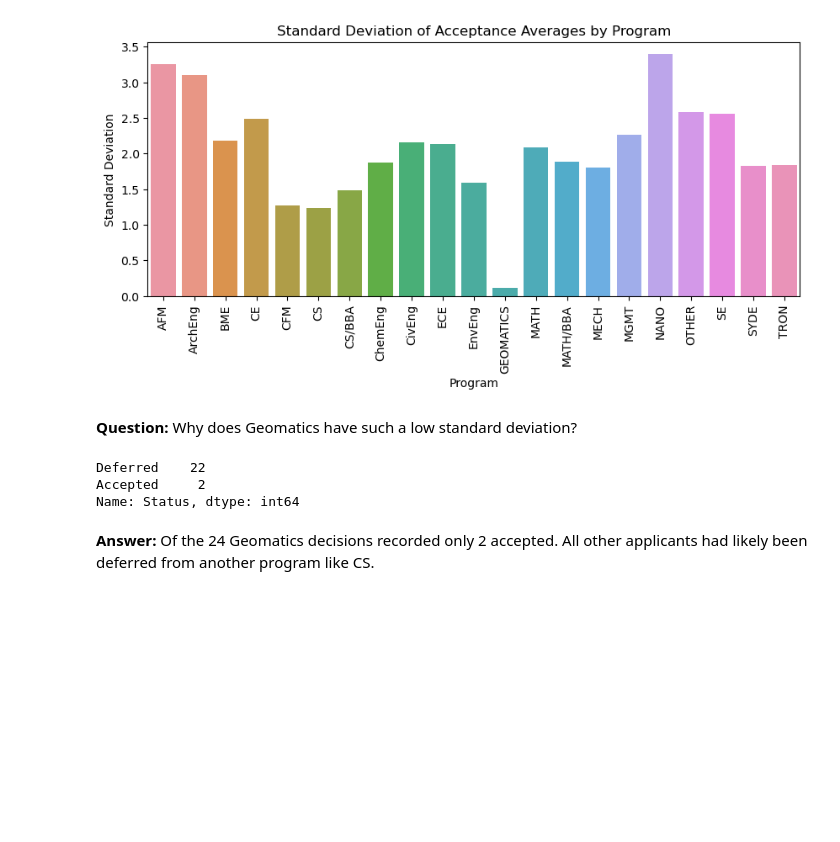
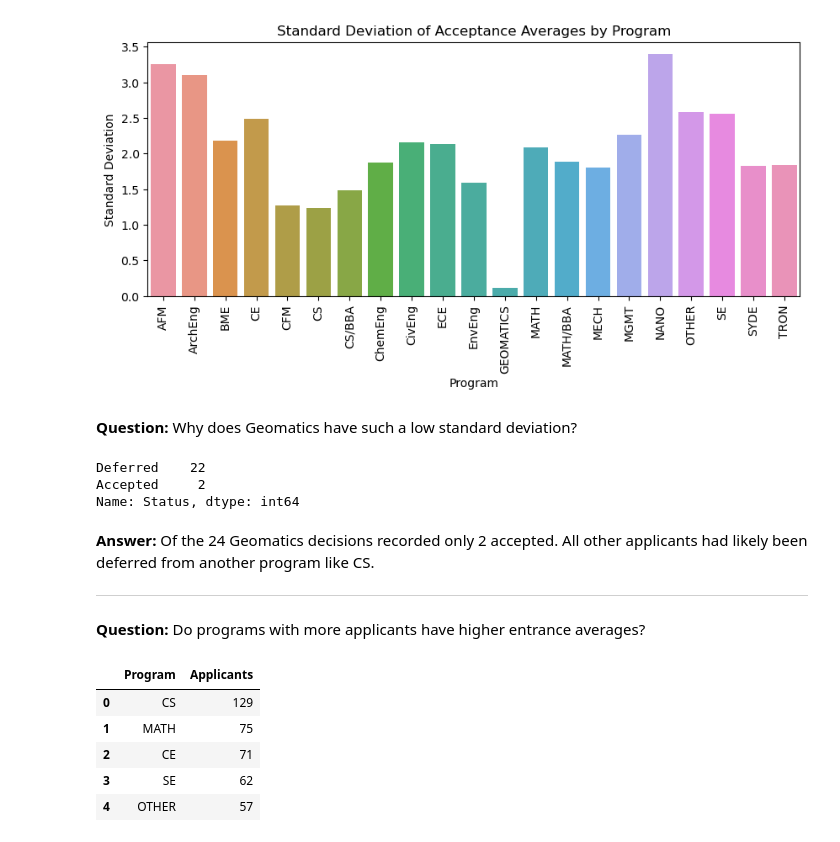
Before and after one commit to caspinprince/waterloo-admissions-analysis, a Jupyter notebook: Data-Analysis.ipynb, the cells around one changed output. Cells and saved outputs as stored; diff of their text form; code cells hidden in the pictures; blank space fills up the shorter version.

```diff
--- a/Data-Analysis.ipynb
+++ b/Data-Analysis.ipynb
@@ -351,3 +367,7 @@ Name: Status, dtype: int64
 # %% [markdown]
 **Answer:** Of the 24 Geomatics decisions recorded only 2 accepted. All other applicants had
 likely been deferred from another program like CS.
+
+***
+# %% [markdown]
+**Question:** Do programs with more applicants have higher entrance averages?
@@ -353,0 +377,9 @@ likely been deferred from another program like CS.
+# %%
+app_df.head()
+# %% [output]
+|  | Program | Applicants |
+| 0 | CS | 129 |
+| 1 | MATH | 75 |
+| 2 | CE | 71 |
+| 3 | SE | 62 |
+| 4 | OTHER | 57 |
```
Also changed, not shown: parts of 16 cells of this notebook, 1 other file.
